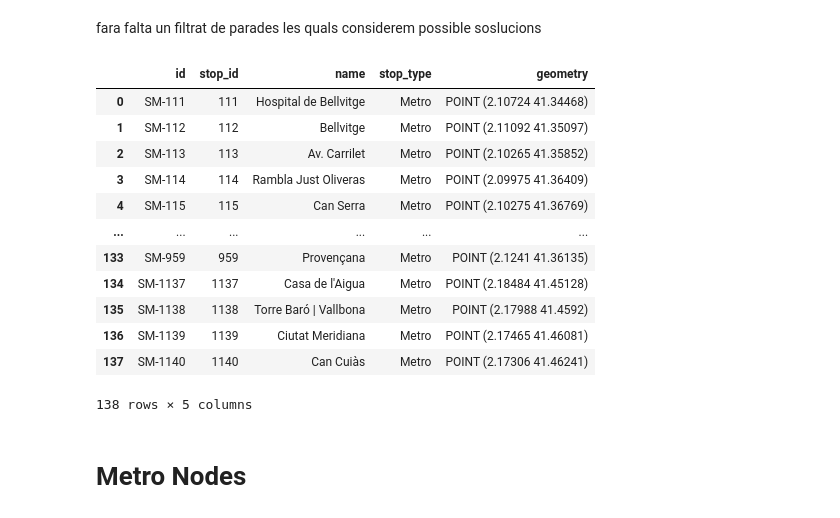
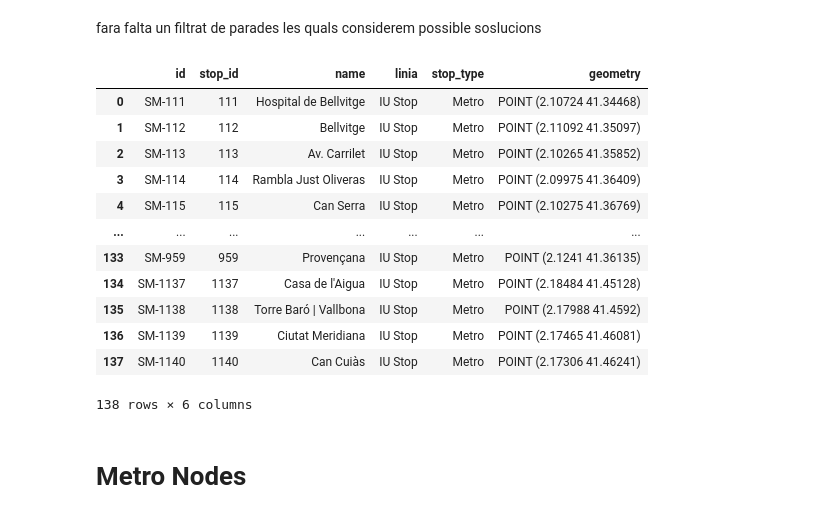
Before and after one commit to bmantepe/stop-location, a Jupyter notebook: 03-Subway-Nodes.ipynb, the cells around one changed output. Saved outputs shown, nothing was run; the diff lists cells and outputs as text; code cells hidden in the pictures.

```diff
--- a/03-Subway-Nodes.ipynb
+++ b/03-Subway-Nodes.ipynb
@@ -52,25 +52,26 @@ Theya are the same as the original stops
 fara falta un filtrat de parades les quals considerem possible soslucions
 # %%
 solution_nodes = geo_df_metro_stops.copy()
-solution_nodes = solution_nodes.drop(columns=['linia'])
+solution_nodes['linia'] = 'IU Stop'
+#solution_nodes = solution_nodes.drop(columns=['linia'])
 solution_nodes.rename(columns={'id': 'stop_id'}, inplace=True)
 solution_nodes['id'] = 'SM' + '-' + solution_nodes['stop_id'].astype(str)
-solution_nodes = solution_nodes[['id', 'stop_id', 'name', 'stop_type', 'geometry']]
+solution_nodes = solution_nodes[['id', 'stop_id', 'name', 'linia', 'stop_type', 'geometry']]
 solution_nodes
 # %% [output]
-|  | id | stop_id | name | stop_type | geometry |
-| 0 | SM-111 | 111 | Hospital de Bellvitge | Metro | POINT (2.10724 41.34468) |
-| 1 | SM-112 | 112 | Bellvitge | Metro | POINT (2.11092 41.35097) |
-| 2 | SM-113 | 113 | Av. Carrilet | Metro | POINT (2.10265 41.35852) |
-| 3 | SM-114 | 114 | Rambla Just Oliveras | Metro | POINT (2.09975 41.36409) |
-| 4 | SM-115 | 115 | Can Serra | Metro | POINT (2.10275 41.36769) |
-| ... | ... | ... | ... | ... | ... |
-| 133 | SM-959 | 959 | Provençana | Metro | POINT (2.1241 41.36135) |
-| 134 | SM-1137 | 1137 | Casa de l'Aigua | Metro | POINT (2.18484 41.45128) |
-| 135 | SM-1138 | 1138 | Torre Baró | Vallbona | Metro | POINT (2.17988 41.4592) |
-| 136 | SM-1139 | 1139 | Ciutat Meridiana | Metro | POINT (2.17465 41.46081) |
-| 137 | SM-1140 | 1140 | Can Cuiàs | Metro | POINT (2.17306 41.46241) |
+|  | id | stop_id | name | linia | stop_type | geometry |
+| 0 | SM-111 | 111 | Hospital de Bellvitge | IU Stop | Metro | POINT (2.10724 41.34468) |
+| 1 | SM-112 | 112 | Bellvitge | IU Stop | Metro | POINT (2.11092 41.35097) |
+| 2 | SM-113 | 113 | Av. Carrilet | IU Stop | Metro | POINT (2.10265 41.35852) |
+| 3 | SM-114 | 114 | Rambla Just Oliveras | IU Stop | Metro | POINT (2.09975 41.36409) |
+| 4 | SM-115 | 115 | Can Serra | IU Stop | Metro | POINT (2.10275 41.36769) |
+| ... | ... | ... | ... | ... | ... | ... |
+| 133 | SM-959 | 959 | Provençana | IU Stop | Metro | POINT (2.1241 41.36135) |
+| 134 | SM-1137 | 1137 | Casa de l'Aigua | IU Stop | Metro | POINT (2.18484 41.45128) |
+| 135 | SM-1138 | 1138 | Torre Baró | Vallbona | IU Stop | Metro | POINT (2.17988 41.4592) |
+| 136 | SM-1139 | 1139 | Ciutat Meridiana | IU Stop | Metro | POINT (2.17465 41.46081) |
+| 137 | SM-1140 | 1140 | Can Cuiàs | IU Stop | Metro | POINT (2.17306 41.46241) |
-138 rows × 5 columns
+138 rows × 6 columns
 # %%
 solution_nodes.to_csv('Nodes/Metro-Sol.csv',index=False)
 # %% [markdown]
```
Also changed, not shown: 14 other files.
